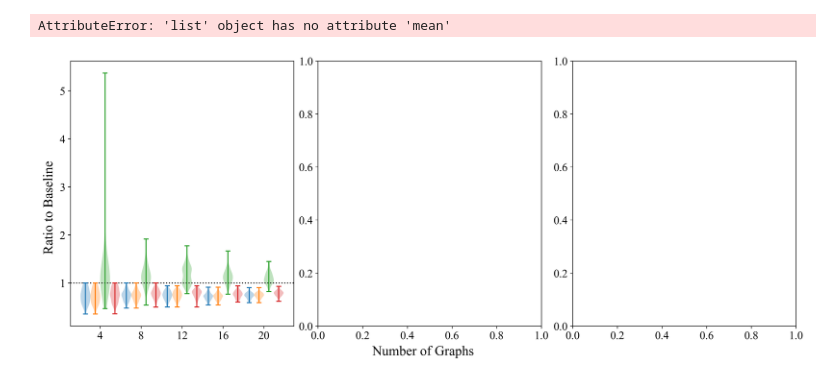
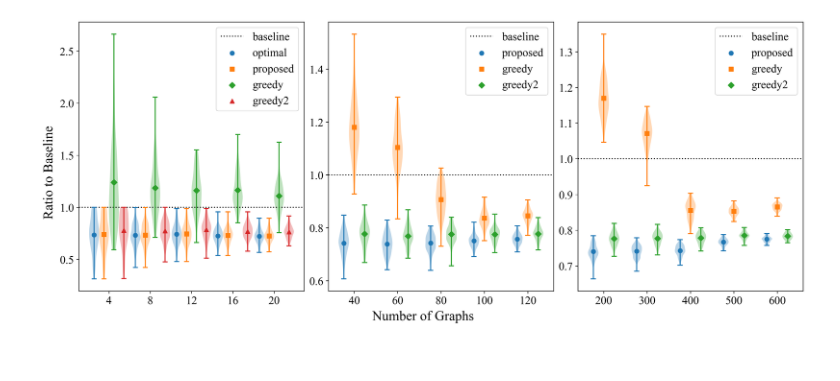
Before and after one commit to fritz1149/stream-scheduling-simulator, a Jupyter notebook: scripts/multiedge-exp/cut_exp.ipynb, the cells around one changed output. Cells and saved outputs as stored; diff of their text form; code cells hidden in the pictures.

```diff
--- a/scripts/multiedge-exp/cut_exp.ipynb
+++ b/scripts/multiedge-exp/cut_exp.ipynb
@@ -156,56 +170,70 @@ best3, flow3, greedy3, greedy23 = run(sc, [200, 300, 400, 500, 600], source_dict
+# %%
+import pickle
+data = {
+    "flow1": flow1,
+    "greedy1": greedy1,
+    "greedy21": greedy21,
+    "flow2": flow2,
+    "greedy2": greedy2,
+    "greedy22": greedy22,
+    "flow3": flow3,
+    "greedy3": greedy3,
+    "greedy23": greedy23
+}
+with open("cut_exp_pickle_data", "wb") as f:
+    pickle.dump(data, f)
 # %%
 label_count = 5
 def postprocess(data):
     return [data[i] for i in range(label_count)]
 
 fig, axes = plt.subplots(1, 3, figsize=(15, 6), dpi=300, constrained_layout=True)
 fig.supxlabel('Number of Graphs')
 fig.supylabel('Ratio to Baseline')
 
 ax = axes[0]
 _ = ax.set_xticks([i+1 for i in range(label_count)])
 _ = ax.set_xticklabels([4, 8, 12, 16, 20])
 width = 0.24
 small_base_plot = ax.axhline(y=1, color='black', linestyle='dotted')
 _ = ax.violinplot(postprocess(best1), vert=True, positions=[i-width*3/2 for i in range(1, label_count+1)], widths=width)
 _ = ax.violinplot(postprocess(flow1), vert=True, positions=[i-width/2 for i in range(1, label_count+1)], widths=width)
 _ = ax.violinplot(postprocess(greedy1), vert=True, positions=[i+width/2 for i in range(1, label_count+1)], widths=width)
 _ = ax.violinplot(postprocess(greedy21), vert=True, positions=[i+width*3/2 for i in range(1, label_count+1)], widths=width)
 small_best_plot = ax.scatter([i-width*3/2 for i in range(1, label_count+1)], best1.mean(axis=1), marker='o')
 small_flow_plot = ax.scatter([i-width/2 for i in range(1, label_count+1)], flow1.mean(axis=1), marker='s')
 small_greedy_plot = ax.scatter([i+width/2 for i in range(1, label_count+1)], greedy1.mean(axis=1), marker='D')
 small_greedy2_plot = ax.scatter([i+width*3/2 for i in range(1, label_count+1)], greedy21.mean(axis=1), marker='^')
 _ = ax.legend([small_base_plot, small_best_plot, small_flow_plot, small_greedy_plot, small_greedy2_plot], ['baseline', 'optimal', 'proposed', 'greedy', 'greedy2'], prop={'size': '16'})
 
-# label_count = 5
+label_count = 5
 
-# ax = axes[1]
-# _ = ax.set_xticks([i+1 for i in range(label_count)])
-# _ = ax.set_xticklabels([40, 60, 80, 100, 120])
-# width = 0.24
-# medium_base_plot = ax.axhline(y=1, color='black', linestyle='dotted')
-# _ = ax.violinplot(postprocess(flow2), vert=True, positions=[i-width for i in range(1, label_count+1)], widths=width)
-# _ = ax.violinplot(postprocess(greedy2), vert=True, positions=[i for i in range(1, label_count+1)], widths=width)
-# _ = ax.violinplot(postprocess(greedy22), vert=True, positions=[i+width for i in range(1, label_count+1)], widths=width)
-# medium_flow_plot = ax.scatter([i-width for i in range(1, label_count+1)], flow2.mean(axis=1), marker='o')
-# medium_greedy_plot = ax.scatter([i for i in range(1, label_count+1)], greedy2.mean(axis=1), marker='s')
-# medium_greedy2_plot = ax.scatter([i+width for i in range(1, label_count+1)], greedy22.mean(axis=1), marker='D')
-# _ = ax.legend([medium_base_plot, medium_flow_plot, medium_greedy_plot, medium_greedy2_plot], ['baseline', 'proposed', 'greedy', 'greedy2'], prop={'size': '16'})
+ax = axes[1]
+_ = ax.set_xticks([i+1 for i in range(label_count)])
+_ = ax.set_xticklabels([40, 60, 80, 100, 120])
+width = 0.24
+medium_base_plot = ax.axhline(y=1, color='black', linestyle='dotted')
+_ = ax.violinplot(postprocess(flow2), vert=True, positions=[i-width for i in range(1, label_count+1)], widths=width)
+_ = ax.violinplot(postprocess(greedy2), vert=True, positions=[i for i in range(1, label_count+1)], widths=width)
+_ = ax.violinplot(postprocess(greedy22), vert=True, positions=[i+width for i in range(1, label_count+1)], widths=width)
+medium_flow_plot = ax.scatter([i-width for i in range(1, label_count+1)], flow2.mean(axis=1), marker='o')
+medium_greedy_plot = ax.scatter([i for i in range(1, label_count+1)], greedy2.mean(axis=1), marker='s')
+medium_greedy2_plot = ax.scatter([i+width for i in range(1, label_count+1)], greedy22.mean(axis=1), marker='D')
+_ = ax.legend([medium_base_plot, medium_flow_plot, medium_greedy_plot, medium_greedy2_plot], ['baseline', 'proposed', 'greedy', 'greedy2'], prop={'size': '16'})
 
-# ax = axes[2]
-# _ = ax.set_xticks([i+1 for i in range(label_count)])
-# _ = ax.set_xticklabels([200, 300, 400, 500, 600])
-# width = 0.24
-# large_base_plot = ax.axhline(y=1, color='black', linestyle='dotted')
-# _ = ax.violinplot(postprocess(flow3), vert=True, positions=[i-width for i in range(1, label_count+1)], widths=width)
-# _ = ax.violinplot(postprocess(greedy3), vert=True, positions=[i for i in range(1, label_count+1)], widths=width)
-# _ = ax.violinplot(postprocess(greedy23), vert=True, positions=[i+width for i in range(1, label_count+1)], widths=width)
-# large_flow_plot = ax.scatter([i-width for i in range(1, label_count+1)], flow3.mean(axis=1), marker='o')
-# large_greedy_plot = ax.scatter([i for i in range(1, label_count+1)], greedy3.mean(axis=1), marker='s')
-# large_greedy2_plot = ax.scatter([i+width for i in range(1, label_count+1)], greedy23.mean(axis=1), marker='D')
-# _ = ax.legend([large_base_plot, large_flow_plot, large_greedy_plot, large_greedy2_plot], ['baseline', 'proposed', 'greedy', 'greedy2'], prop={'size': '16'})
+ax = axes[2]
+_ = ax.set_xticks([i+1 for i in range(label_count)])
+_ = ax.set_xticklabels([200, 300, 400, 500, 600])
+width = 0.24
+large_base_plot = ax.axhline(y=1, color='black', linestyle='dotted')
+_ = ax.violinplot(postprocess(flow3), vert=True, positions=[i-width for i in range(1, label_count+1)], widths=width)
+_ = ax.violinplot(postprocess(greedy3), vert=True, positions=[i for i in range(1, label_count+1)], widths=width)
+_ = ax.violinplot(postprocess(greedy23), vert=True, positions=[i+width for i in range(1, label_count+1)], widths=width)
+large_flow_plot = ax.scatter([i-width for i in range(1, label_count+1)], flow3.mean(axis=1), marker='o')
+large_greedy_plot = ax.scatter([i for i in range(1, label_count+1)], greedy3.mean(axis=1), marker='s')
+large_greedy2_plot = ax.scatter([i+width for i in range(1, label_count+1)], greedy23.mean(axis=1), marker='D')
+_ = ax.legend([large_base_plot, large_flow_plot, large_greedy_plot, large_greedy2_plot], ['baseline', 'proposed', 'greedy', 'greedy2'], prop={'size': '16'})
 
 fig.show()
 # %% [output]
-AttributeError: 'list' object has no attribute 'mean'
-[figure, old version]
+[figure, new version]
```
Also changed, not shown: parts of 4 cells of this notebook, 9 other files.
